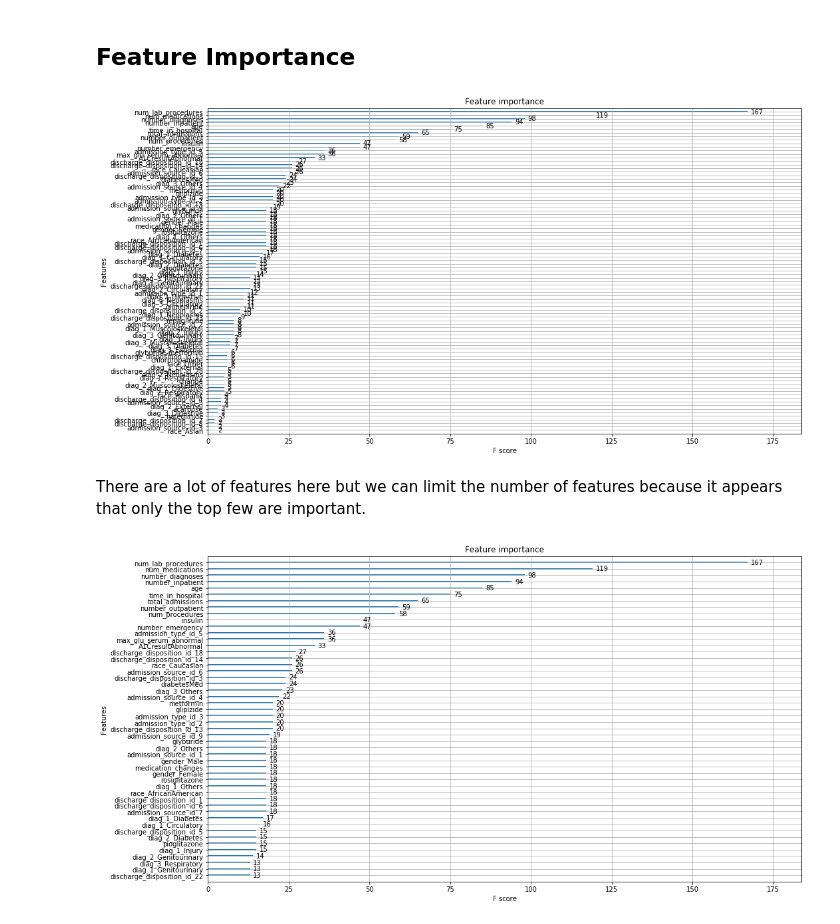
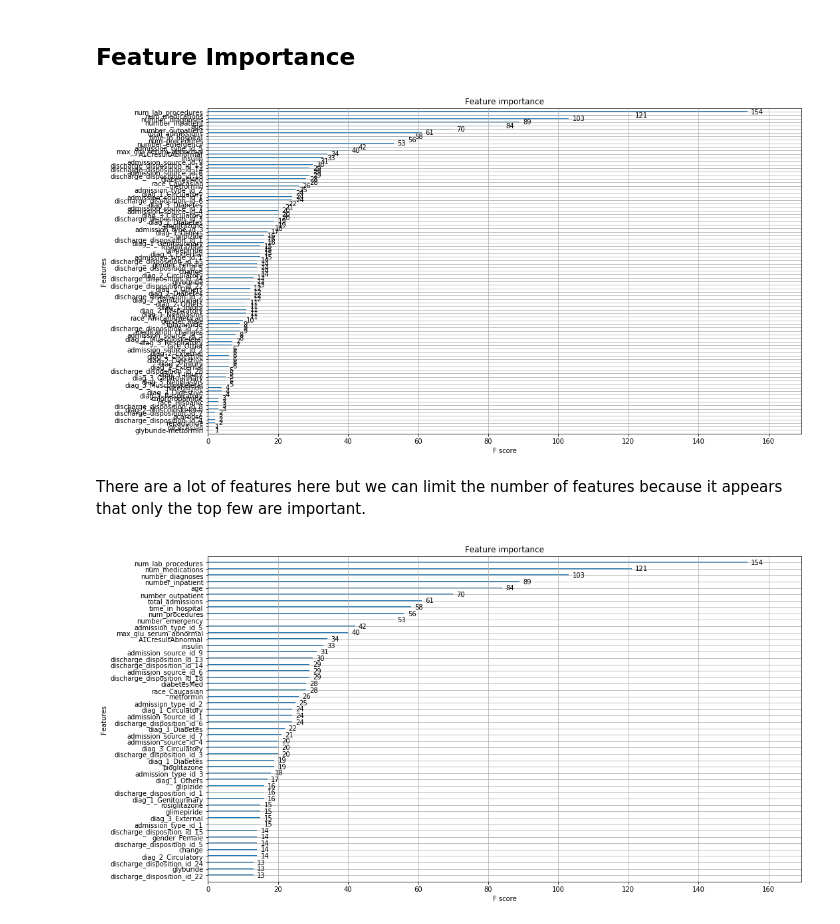
Before and after one commit to Sangha05/Diabetes_Readmission, a Jupyter notebook: Long Term Risk Prediction With XGBoost V1.ipynb, the cells around one changed output. Saved outputs shown, nothing was run; the diff lists cells and outputs as text; code cells hidden in the pictures.

```diff
--- a/Long Term Risk Prediction With XGBoost V1.ipynb
+++ b/Long Term Risk Prediction With XGBoost V1.ipynb
@@ -79,15 +79,15 @@ Given that we are having issues with recall, we will change the scoring paramete
 # %%
 model = XGBClassifier(n_jobs=8, scale_pos_weight=scale_pos_weight)
 param_grid = {
-    'max_depth': [3, 6, 8, 12],
+    'max_depth': [3, 6, 8],
     'n_estimators': [100, 300, 500],
     'learning_rate': [0.3, 0.1, 0.03],
     'min_child_weight': [1, 3, 5]
 }
 
-kfold = StratifiedKFold(n_splits=2, shuffle=True, random_state=5)
+kfold = StratifiedKFold(n_splits=3, shuffle=True, random_state=5)
 grid_search = GridSearchCV(model, param_grid, scoring="recall", n_jobs=8, cv=kfold)
-grid_result = grid_search.fit(X, y)
+grid_result = grid_search.fit(X_train, y_train)
 
 # summarize results
 print("Best: %f using %s" % (grid_result.best_score_, grid_result.best_params_))
@@ -96,6 +96,9 @@ Best: 0.629433 using {'learning_rate': 0.1, 'max_depth': 3, 'min_child_weight':
 # %% [markdown]
 ## Train A Model With Best Hyperparameters
 # %%
-model = XGBClassifier(n_jobs=8, learning_rate=0.1, max_depth=3, n_estimators=300, scale_pos_weight=scale_pos_weight, min_child_weight=5)
-model.fit(X_train, y_train)
+non_subsample_model = XGBClassifier(n_jobs=8, scale_pos_weight=scale_pos_weight, learning_rate=0.1, max_depth=3, min_child_weight=3, n_estimators=300)
+non_subsample_model.fit(X_train, y_train)
+
+best_model = grid_result.best_estimator_
+best_model
 # %% [output]
@@ -111,7 +114,7 @@ XGBClassifier(base_score=0.5, booster='gbtree', colsample_bylevel=1,
 # %% [markdown]
 As with the short term model, we will run a grid search of the subsampling parameters with the other hyperparameters fixed to the optimal parameters found in the previous tuning step.
 # %%
-model2 = XGBClassifier(n_jobs=8, learning_rate=0.1, max_depth=3, n_estimators=300, scale_pos_weight=scale_pos_weight, min_child_weight=5)
+model2 = XGBClassifier(n_jobs=8, learning_rate=0.1, max_depth=3, n_estimators=300, scale_pos_weight=scale_pos_weight, min_child_weight=3)
 param_grid2 = {
     'colsample_bylevel': [0.5, 0.75, 1],
     'colsample_bynode': [0.5, 0.75, 1],
@@ -120,7 +123,7 @@ param_grid2 = {
 }
 
 grid_search = GridSearchCV(model2, param_grid2, scoring="recall", n_jobs=8, cv=kfold)
-grid_result = grid_search.fit(X, y)
+grid_result = grid_search.fit(X_train, y_train)
 
 # summarize results
 print("Best: %f using %s" % (grid_result.best_score_, grid_result.best_params_))
@@ -141,0 +134,3 @@ XGBClassifier(base_score=0.5, booster='gbtree', colsample_bylevel=0.5,
+# %%
+best_model = grid_result.best_estimator_
+best_model
@@ -205,14 +208,14 @@ pickle.dump(model2, open("long_term_xgboost_v1.pickle.dat", "wb"))
 ## Feature Importance
 # %%
 plt.rcParams["figure.figsize"] = [16,9]
-plot_importance(model2)
+plot_importance(best_model)
 plt.show()
 # %% [output]
-[figure, old version]
+[figure, new version]
 # %% [markdown]
 There are a lot of features here but we can limit the number of features because it appears that only the top few are important.
 # %%
-plot_importance(model2, max_num_features=50)
+plot_importance(best_model, max_num_features=50)
 plt.show()
 # %% [output]
-[figure, old version]
+[figure, new version]
```
Also changed, not shown: parts of 12 cells of this notebook, 4 other files.
